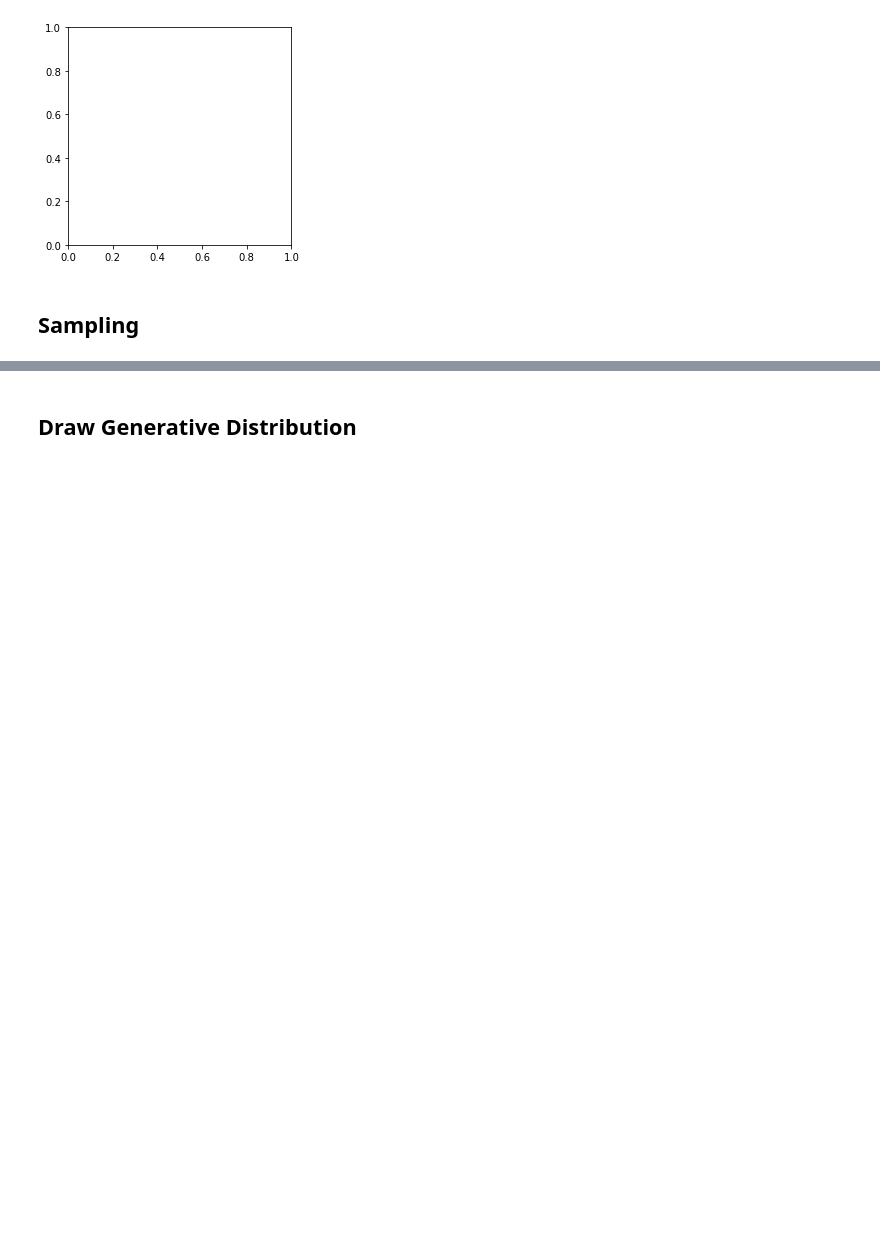
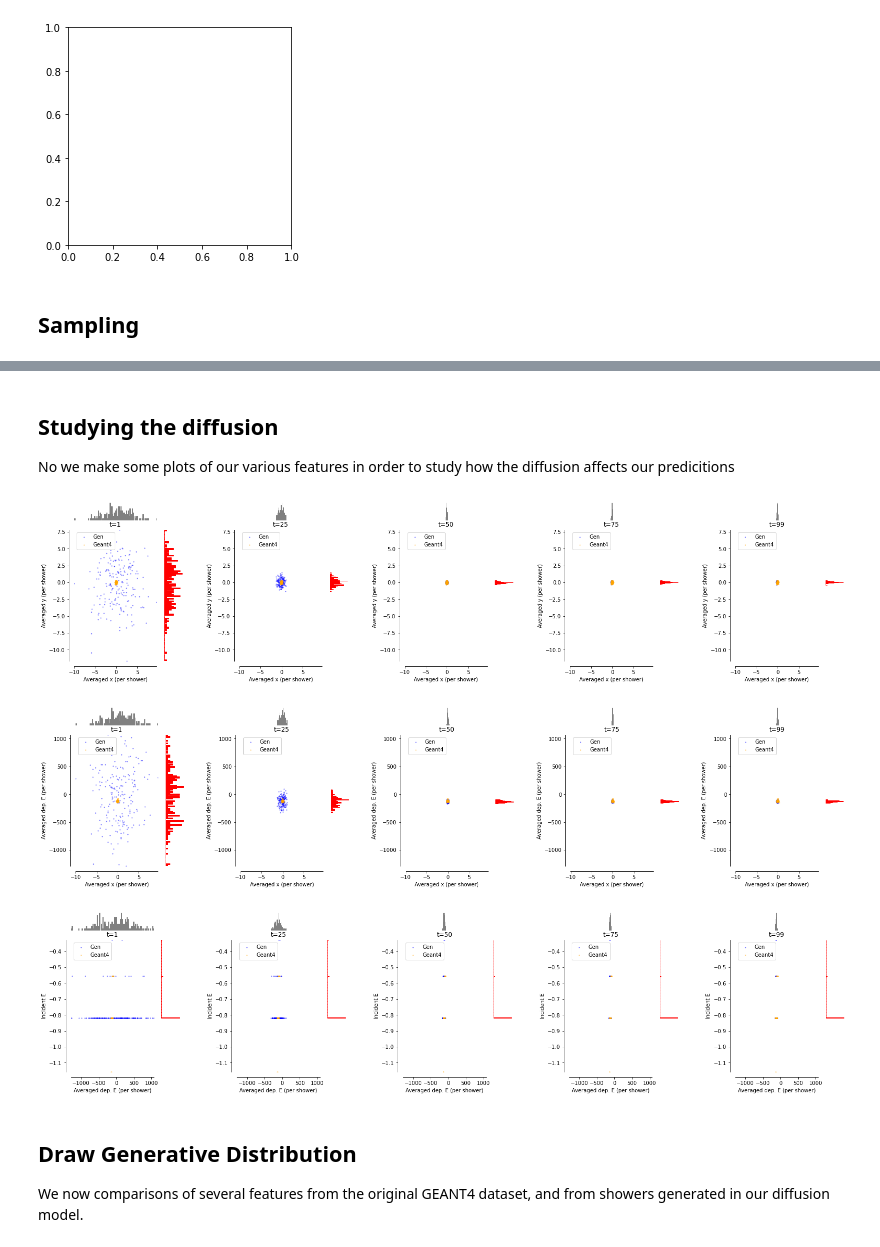
Before and after one commit to vincentchen566/tdsm_encoder, a Jupyter notebook: tdsm_encoder.ipynb, the cells around one changed output, grey strips where cells are left out. Cells and saved outputs as stored; diff of their text form; code cells hidden in the pictures; blank space fills up the shorter version.

```diff
--- a/tdsm_encoder.ipynb
+++ b/tdsm_encoder.ipynb
@@ -508,5 +590,65 @@ Progress: 9/79
+# %% [markdown]
+## Studying the diffusion
+
+No we make some plots of our various features in order to study how the diffusion affects our predicitions
+# %%
+if jupyternotebook:
+
+    # Create plots of distributions evolving with diffusion steps
+    distributions = [
+        geant_x_pos,
+        geant_y_pos,
+        pc_sampler.av_x_pos_t1,
+        pc_sampler.av_y_pos_t1,
+        pc_sampler.av_x_pos_t25,
+        pc_sampler.av_y_pos_t25,
+        pc_sampler.av_x_pos_t50,
+        pc_sampler.av_y_pos_t50,
+        pc_sampler.av_x_pos_t75,
+        pc_sampler.av_y_pos_t75,
+        pc_sampler.av_x_pos_t99,
+        pc_sampler.av_y_pos_t99,
+    ]
+    util.display.make_diffusion_plot(distributions, xlabel='Averaged x (per shower)', ylabel='Averaged y (per shower)')
+
+    distributions = [
+        geant_x_pos,
+        geant_deposited_energy,
+        pc_sampler.av_x_pos_t1,
+        pc_sampler.deposited_energy_t1,
+        pc_sampler.av_x_pos_t25,
+        pc_sampler.deposited_energy_t25,
+        pc_sampler.av_x_pos_t50,
+        pc_sampler.deposited_energy_t50,
+        pc_sampler.av_x_pos_t75,
+        pc_sampler.deposited_energy_t75,
+        pc_sampler.av_x_pos_t99,
+        pc_sampler.deposited_energy_t99,
+    ]
+    util.display.make_diffusion_plot(distributions, xlabel='Averaged x (per shower)', ylabel='Averaged dep. E (per shower)')
+
+    distributions = [
+        geant_deposited_energy,
+        incident_e_per_shower[:n_showers_2_gen],
+        pc_sampler.deposited_energy_t1,
+        pc_sampler.incident_e_t1,
+        pc_sampler.deposited_energy_t25,
+        pc_sampler.incident_e_t25,
+        pc_sampler.deposited_energy_t50,
+        pc_sampler.incident_e_t50,
+        pc_sampler.deposited_energy_t75,
+        pc_sampler.incident_e_t75,
+        pc_sampler.deposited_energy_t99,
+        pc_sampler.incident_e_t99,
+    ]
+    util.display.make_diffusion_plot(distributions, xlabel='Averaged dep. E (per shower)', ylabel='Incident E')
+# %% [output]
+[figure, added]
+[figure, added]
+[figure, added]
 # %% [markdown]
 ## Draw Generative Distribution
+We now comparisons of several features from the original GEANT4 dataset, and from showers generated in our diffusion model.
 # %%
 import utils, sys
 #sys.path.insert(1, '../')
```
Also changed, not shown: parts of 8 cells of this notebook, 3 other files.
